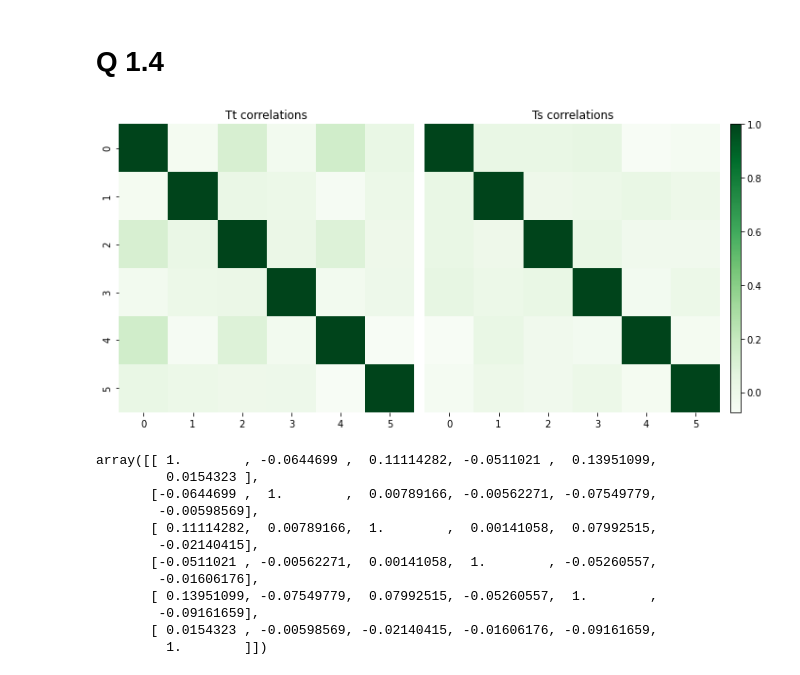
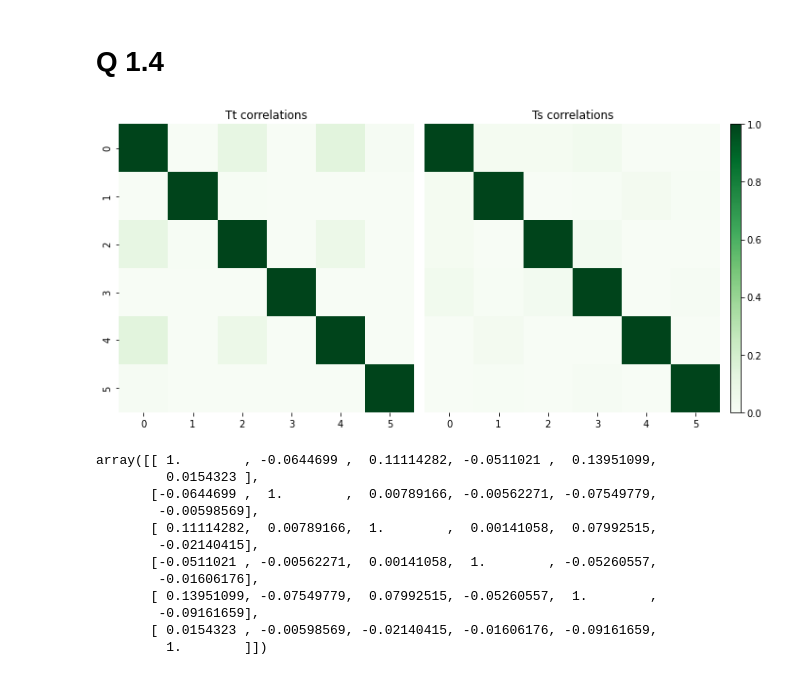
Before and after one commit to Sorgl0s/MAST30034_Assignment1, a Jupyter notebook: Assignment 1 JPNB.ipynb, the cells around one changed output. Cells and saved outputs as stored; diff of their text form; code cells hidden in the pictures.

```diff
--- a/Assignment 1 JPNB.ipynb
+++ b/Assignment 1 JPNB.ipynb
@@ -108,23 +108,23 @@ plt.show()
 # %%
 # Construct Tt and Ts
 np.random.seed(1)
 Tt = np.random.normal(scale = np.sqrt(0.25), size = (240, 6))
 Ts = np.random.normal(scale = np.sqrt(0.015), size = (6, 441))
 
 # Plot correlations
 
 Ttcorr = np.corrcoef(Tt.T)
 Tscorr = np.corrcoef(Ts)
 
 fig, axis = plt.subplots(1, 3, figsize = (10, 5), gridspec_kw=dict(width_ratios=[1.5,1.5,0.05]))
-sns.heatmap(Ttcorr, cmap = "Greens", ax = axis[0], cbar = False)
+sns.heatmap(Ttcorr, cmap = "Greens", vmin = 0, vmax = 1, ax = axis[0], cbar = False)
 axis[0].set_title("Tt correlations")
-sns.heatmap(Tscorr, cmap = "Greens", ax = axis[1], cbar = False, yticklabels = False)
+sns.heatmap(Tscorr, cmap = "Greens", vmin = 0, vmax = 1, ax = axis[1], cbar = False, yticklabels = False)
 axis[1].set_title("Ts correlations")
 fig.colorbar(axis[1].collections[0], cax=axis[2])
 fig.tight_layout()
 # %% [output]
-[figure, old version]
+[figure, new version]
 # %%
 Ttcorr
 # %% [output]
```
Also changed, not shown: parts of 39 cells of this notebook.
